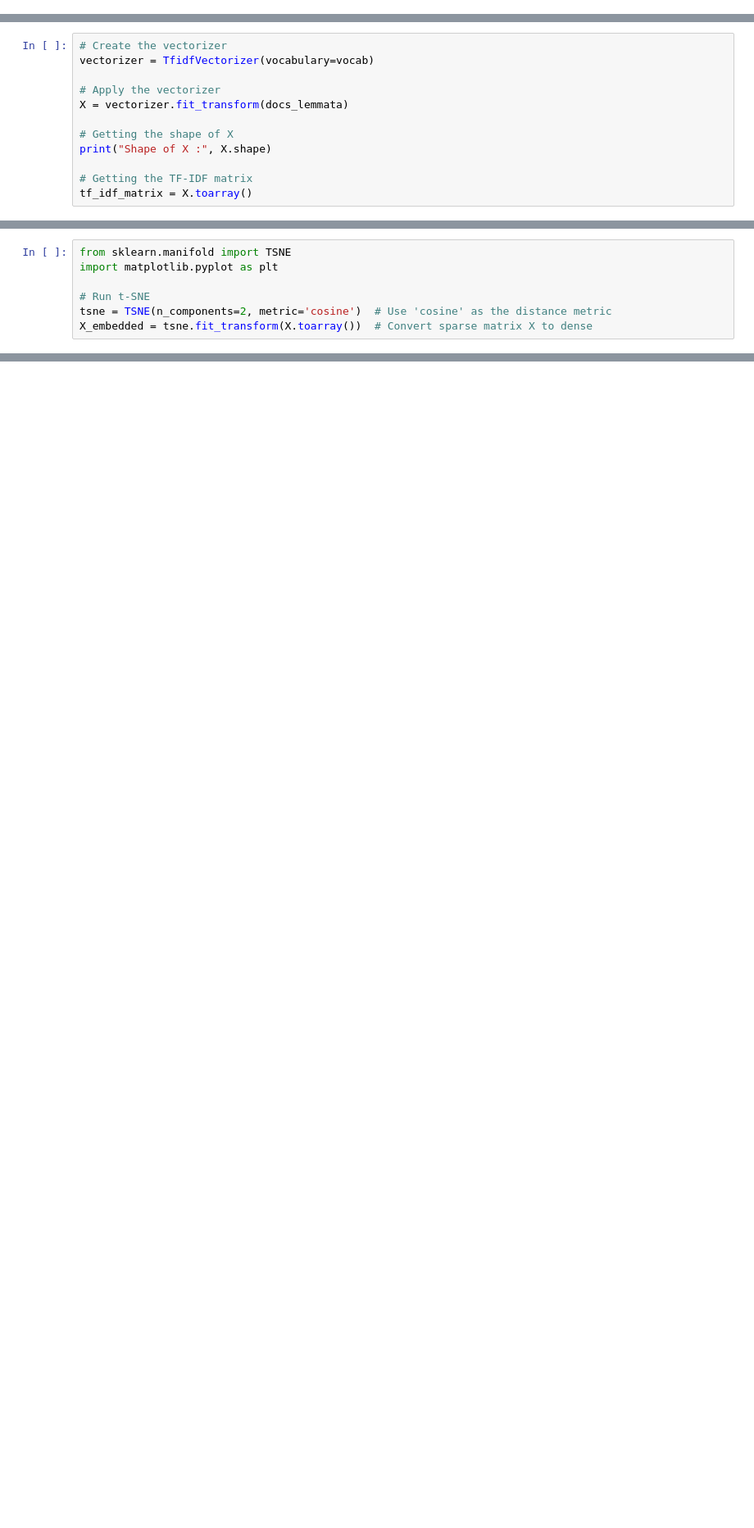
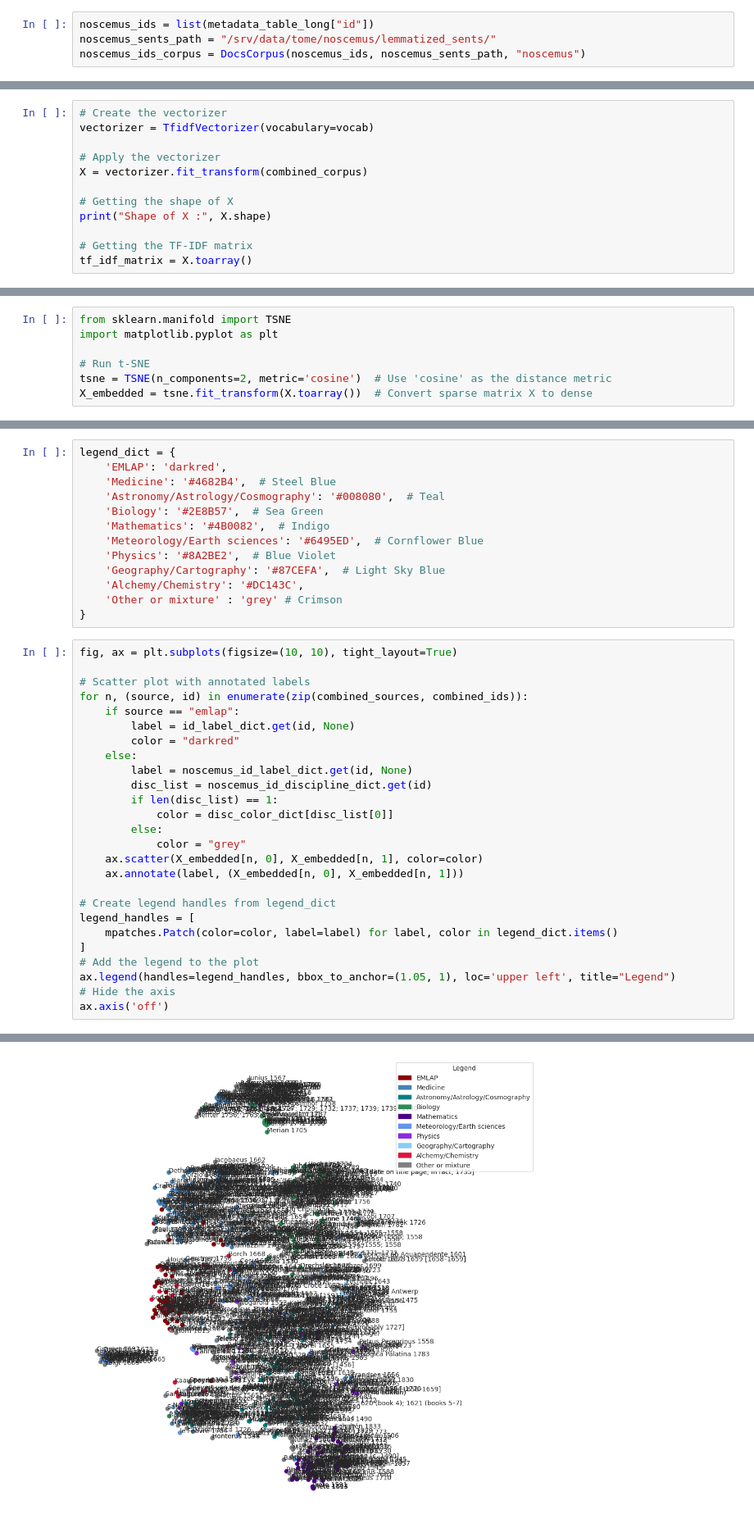
Before and after one commit to CCS-ZCU/EMLAP_ETL, a Jupyter notebook: scripts/4_freqs-explorations.ipynb, the cells around one changed output, grey strips where cells are left out. Shown at 82% size. Cells and saved outputs as stored; diff of their text form; blank space fills up the shorter version.

Commit message:
tf-idf comparing noscemus and emlap

```diff
--- a/scripts/4_freqs-explorations.ipynb
+++ b/scripts/4_freqs-explorations.ipynb
@@ -192,0 +339,4 @@ docs_lemmata[0]
+# %%
+noscemus_ids = list(metadata_table_long["id"])
+noscemus_sents_path = "/srv/data/tome/noscemus/lemmatized_sents/"
+noscemus_ids_corpus = DocsCorpus(noscemus_ids, noscemus_sents_path, "noscemus")
@@ -195,7 +365,7 @@ docs_lemmata[0]
 vectorizer = TfidfVectorizer(vocabulary=vocab)
 
 # Apply the vectorizer
-X = vectorizer.fit_transform(docs_lemmata)
+X = vectorizer.fit_transform(combined_corpus)
 
 # Getting the shape of X
 print("Shape of X :", X.shape)
@@ -252,0 +426,40 @@ print(sents_n)
+# %%
+legend_dict = {
+    'EMLAP': 'darkred',
+    'Medicine': '#4682B4',  # Steel Blue
+    'Astronomy/Astrology/Cosmography': '#008080',  # Teal
+    'Biology': '#2E8B57',  # Sea Green
+    'Mathematics': '#4B0082',  # Indigo
+    'Meteorology/Earth sciences': '#6495ED',  # Cornflower Blue
+    'Physics': '#8A2BE2',  # Blue Violet
+    'Geography/Cartography': '#87CEFA',  # Light Sky Blue
+    'Alchemy/Chemistry': '#DC143C',
+    'Other or mixture' : 'grey' # Crimson
+}
+# %%
+fig, ax = plt.subplots(figsize=(10, 10), tight_layout=True)
+
+# Scatter plot with annotated labels
+for n, (source, id) in enumerate(zip(combined_sources, combined_ids)):
+    if source == "emlap":
+        label = id_label_dict.get(id, None)
+        color = "darkred"
+    else:
+        label = noscemus_id_label_dict.get(id, None)
+        disc_list = noscemus_id_discipline_dict.get(id)
+        if len(disc_list) == 1:
+            color = disc_color_dict[disc_list[0]]
+        else:
+            color = "grey"
+    ax.scatter(X_embedded[n, 0], X_embedded[n, 1], color=color)
+    ax.annotate(label, (X_embedded[n, 0], X_embedded[n, 1]))
+
+# Create legend handles from legend_dict
+legend_handles = [
+    mpatches.Patch(color=color, label=label) for label, color in legend_dict.items()
+]
+# Add the legend to the plot
+ax.legend(handles=legend_handles, bbox_to_anchor=(1.05, 1), loc='upper left', title="Legend")
+# Hide the axis
+ax.axis('off')
+# %% [output]
@@ -252,0 +470 @@ print(sents_n)
+[figure, added]
```
Also changed, not shown: parts of 46 cells of this notebook, 7 other files.
